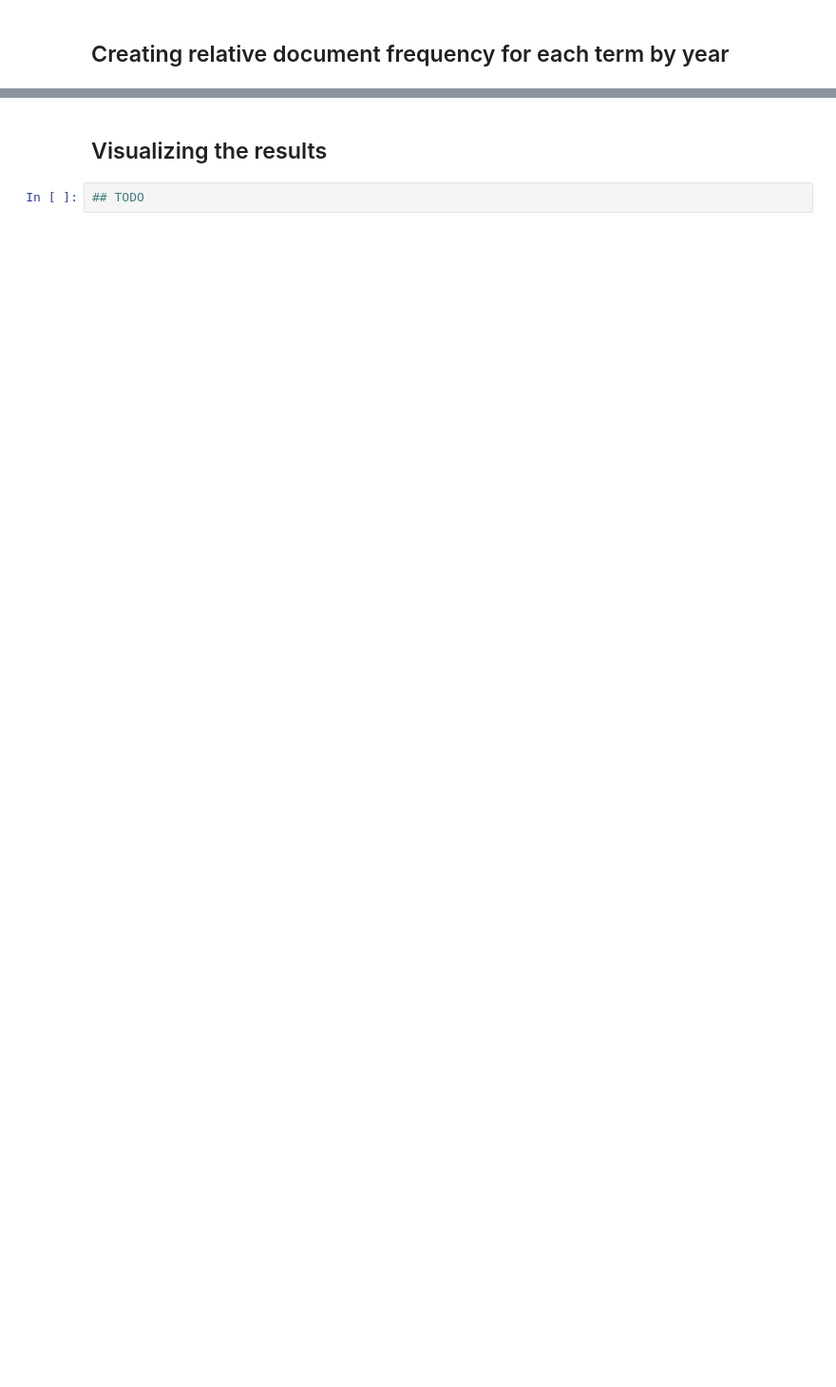
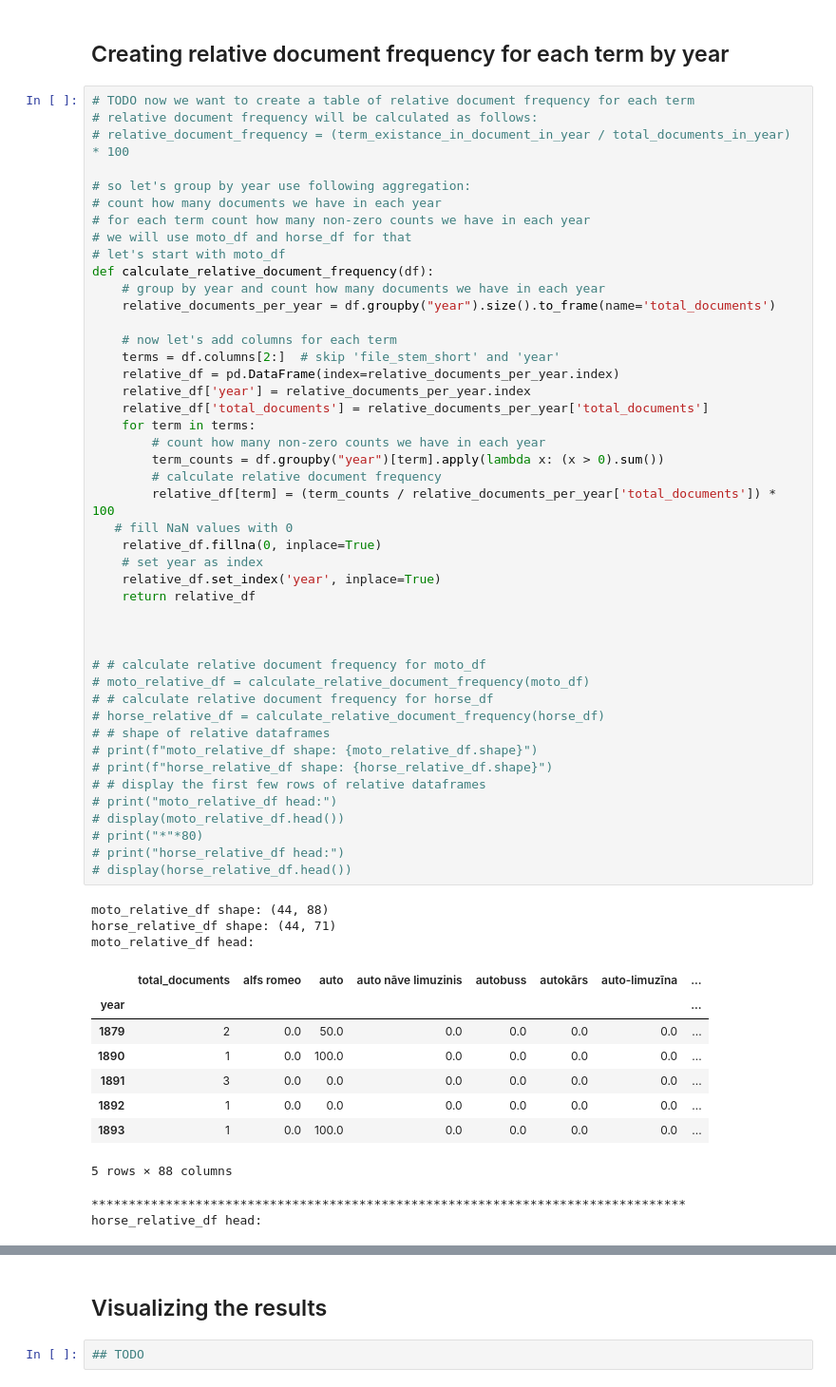
Before and after one commit to ValRCS/lnb_transports, a Jupyter notebook: notebooks/visualize_terms_df_tf_relative_over_time.ipynb, the cells around one changed output, grey strips where cells are left out. Shown at 95% size. Drawn from its saved outputs; the diff is of its cells as text; blank space fills up the shorter version.

Commit message:
horse moto relative terms

```diff
--- a/notebooks/visualize_terms_df_tf_relative_over_time.ipynb
+++ b/notebooks/visualize_terms_df_tf_relative_over_time.ipynb
@@ -562,2 +559,61 @@ Saved horse_df to ..\xlsx\latsenrom_horse_terms_counts.xlsx
 # %% [markdown]
 ## Creating relative document frequency for each term by year
+# %%
+# TODO now we want to create a table of relative document frequency for each term
+# relative document frequency will be calculated as follows:
+# relative_document_frequency = (term_existance_in_document_in_year / total_documents_in_year) * 100
+
+# so let's group by year use following aggregation:
+# count how many documents we have in each year
+# for each term count how many non-zero counts we have in each year
+# we will use moto_df and horse_df for that
+# let's start with moto_df
+def calculate_relative_document_frequency(df):
+    # group by year and count how many documents we have in each year
+    relative_documents_per_year = df.groupby("year").size().to_frame(name='total_documents')
+
+    # now let's add columns for each term
+    terms = df.columns[2:]  # skip 'file_stem_short' and 'year'
+    relative_df = pd.DataFrame(index=relative_documents_per_year.index)
+    relative_df['year'] = relative_documents_per_year.index
+    relative_df['total_documents'] = relative_documents_per_year['total_documents']
+    for term in terms:
+        # count how many non-zero counts we have in each year
+        term_counts = df.groupby("year")[term].apply(lambda x: (x > 0).sum())
+        # calculate relative document frequency
+        relative_df[term] = (term_counts / relative_documents_per_year['total_documents']) * 100
+   # fill NaN values with 0
+    relative_df.fillna(0, inplace=True)
+    # set year as index
+    relative_df.set_index('year', inplace=True)
+    return relative_df
+
+
+
+# # calculate relative document frequency for moto_df
+# moto_relative_df = calculate_relative_document_frequency(moto_df)
+# # calculate relative document frequency for horse_df
+# horse_relative_df = calculate_relative_document_frequency(horse_df)
+# # shape of relative dataframes
+# print(f"moto_relative_df shape: {moto_relative_df.shape}")
+# print(f"horse_relative_df shape: {horse_relative_df.shape}")
+# # display the first few rows of relative dataframes
+# print("moto_relative_df head:")
+# display(moto_relative_df.head())
+# print("*"*80)
+# print("horse_relative_df head:")
+# display(horse_relative_df.head())
+# %% [output]
+moto_relative_df shape: (44, 88)
+horse_relative_df shape: (44, 71)
+moto_relative_df head:
+|  | total_documents | alfs romeo | auto | auto nāve limuzinis | autobuss | autokārs | auto-limuzīna | ... |
+| year |  |  |  |  |  |  |  | ... |
+| 1879 | 2 | 0.0 | 50.0 | 0.0 | 0.0 | 0.0 | 0.0 | ... |
+| 1890 | 1 | 0.0 | 100.0 | 0.0 | 0.0 | 0.0 | 0.0 | ... |
+| 1891 | 3 | 0.0 | 0.0 | 0.0 | 0.0 | 0.0 | 0.0 | ... |
+| 1892 | 1 | 0.0 | 0.0 | 0.0 | 0.0 | 0.0 | 0.0 | ... |
+| 1893 | 1 | 0.0 | 100.0 | 0.0 | 0.0 | 0.0 | 0.0 | ... |
+5 rows × 88 columns
+********************************************************************************
+horse_relative_df head:
```
Also changed, not shown: parts of 8 cells of this notebook, 3 other files.
